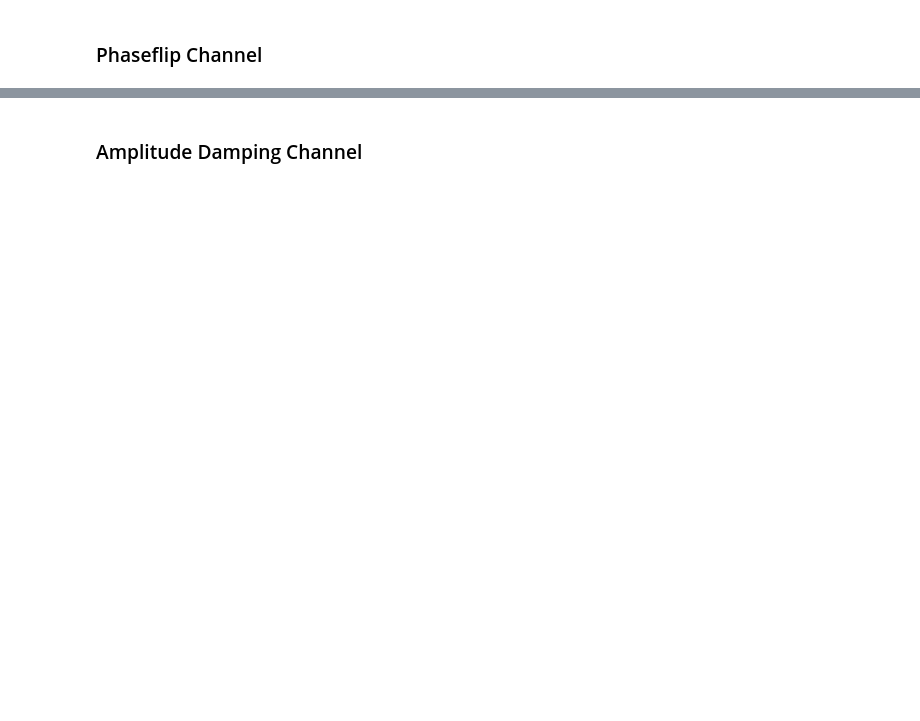
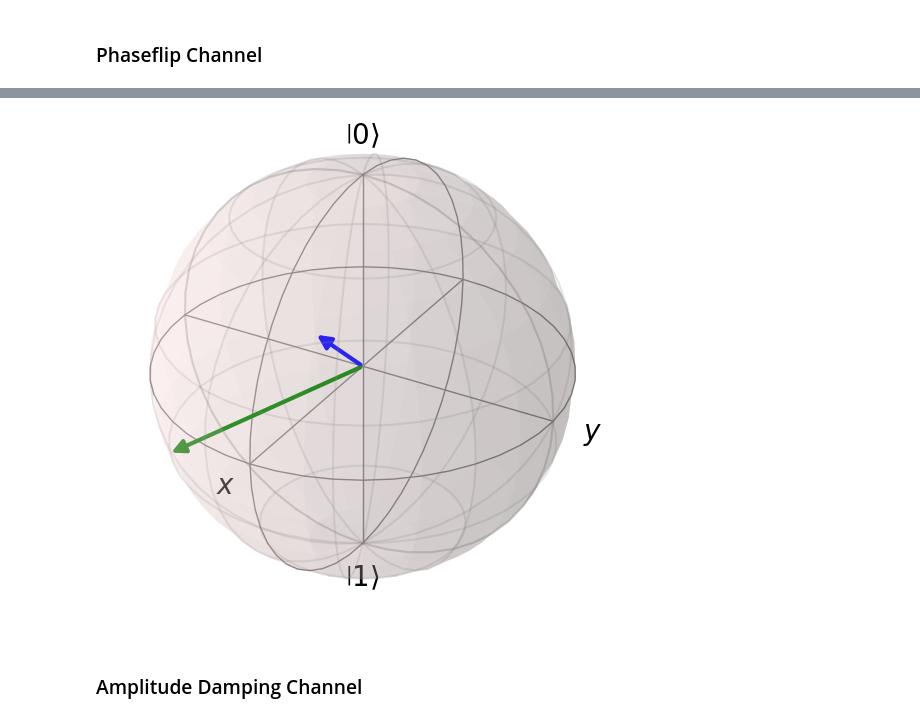
Before and after one commit to Vladulay/quantum-computer-simulation, a Jupyter notebook: tutorial.ipynb, the cells around one changed output, grey strips where cells are left out. Drawn from its saved outputs; the diff is of its cells as text; code cells hidden in the pictures; blank space fills up the shorter version.

```diff
--- a/tutorial.ipynb
+++ b/tutorial.ipynb
@@ -787,3 +781,21 @@ print(state)
+# %%
+# create plot
+bloch_sphere = qt.Bloch()
+
+state = np.array([1,1+1j])
+state = go.normalization_check(state)
+state = np.outer(state, state.conj())
+go.plot_bloch_state(state, bloch_sphere, "green")
+
+instructions = go.create_instruction_list([["phaseflip",1,[1]]])
+
+state = reduce(go.apply_instruction, instructions, state)
+
+go.plot_bloch_state(state, bloch_sphere, "blue")
+
+bloch_sphere.show()
+# %% [output]
+[figure, added]
 # %% [markdown]
 ### Amplitude Damping Channel
 # %%
```
Also changed, not shown: parts of 25 cells of this notebook, 2 other files.
